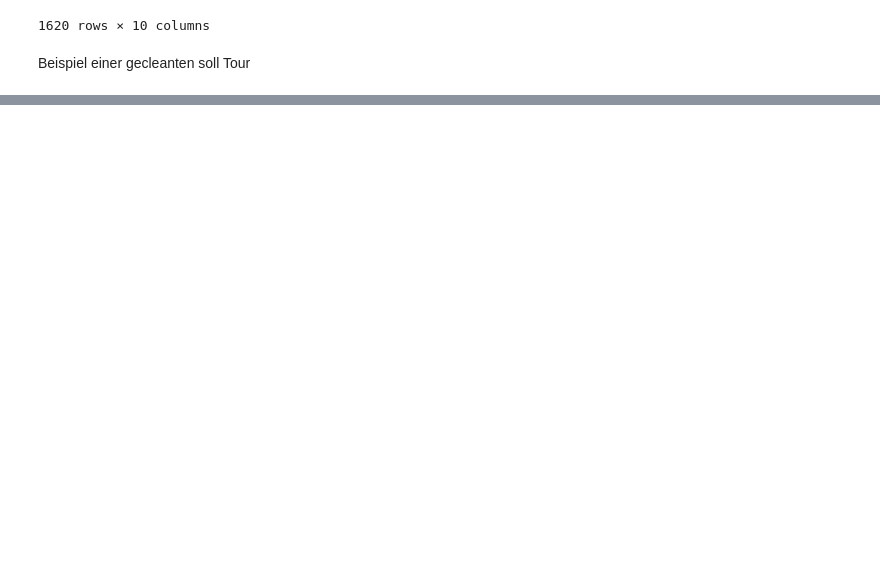
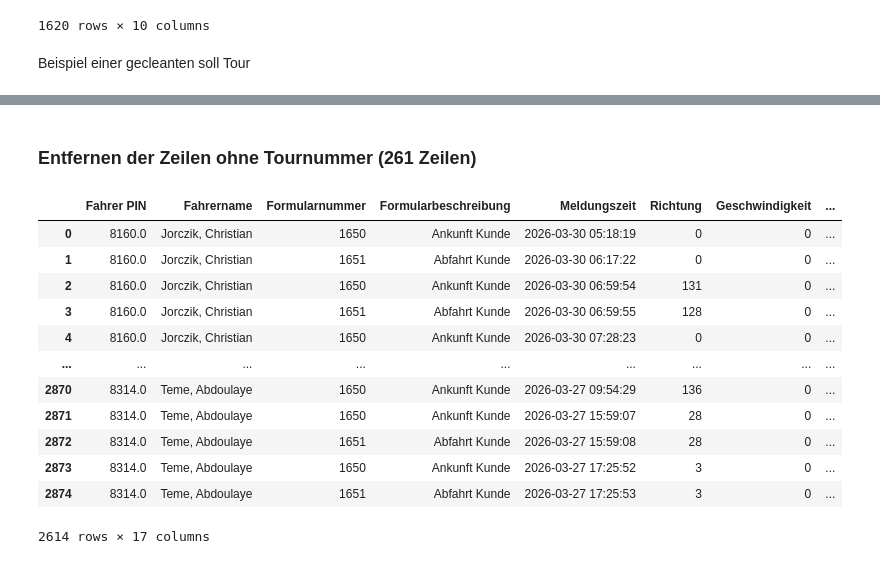
Before and after one commit to junguy01/transport_optimization, a Jupyter notebook: Application_neustes.ipynb, the cells around one changed output, grey strips where cells are left out. Saved outputs shown, nothing was run; the diff lists cells and outputs as text; code cells hidden in the pictures; blank space fills up the shorter version.

Commit message:
im Prozess gleiche Zeilen in Ist-Daten entfernen

```diff
--- a/Application_neustes.ipynb
+++ b/Application_neustes.ipynb
@@ -1041,0 +1048,19 @@ df_soll_final[df_soll_final['TOURNR'] == "H/42460"]
+# %% [markdown]
+### Entfernen der Zeilen ohne Tournummer (261 Zeilen)
+# %%
+df_ist_merged_clean = df_ist_merged[df_ist_merged.TOURNR.notna()]
+df_ist_merged_clean
+# %% [output]
+|  | Fahrer PIN | Fahrername | Formularnummer | Formularbeschreibung | Meldungszeit | Richtung | Geschwindigkeit | ... |
+| 0 | 8160.0 | Jorczik, Christian | 1650 | Ankunft Kunde | 2026-03-30 05:18:19 | 0 | 0 | ... |
+| 1 | 8160.0 | Jorczik, Christian | 1651 | Abfahrt Kunde | 2026-03-30 06:17:22 | 0 | 0 | ... |
+| 2 | 8160.0 | Jorczik, Christian | 1650 | Ankunft Kunde | 2026-03-30 06:59:54 | 131 | 0 | ... |
+| 3 | 8160.0 | Jorczik, Christian | 1651 | Abfahrt Kunde | 2026-03-30 06:59:55 | 128 | 0 | ... |
+| 4 | 8160.0 | Jorczik, Christian | 1650 | Ankunft Kunde | 2026-03-30 07:28:23 | 0 | 0 | ... |
+| ... | ... | ... | ... | ... | ... | ... | ... | ... |
+| 2870 | 8314.0 | Teme, Abdoulaye | 1650 | Ankunft Kunde | 2026-03-27 09:54:29 | 136 | 0 | ... |
+| 2871 | 8314.0 | Teme, Abdoulaye | 1650 | Ankunft Kunde | 2026-03-27 15:59:07 | 28 | 0 | ... |
+| 2872 | 8314.0 | Teme, Abdoulaye | 1651 | Abfahrt Kunde | 2026-03-27 15:59:08 | 28 | 0 | ... |
+| 2873 | 8314.0 | Teme, Abdoulaye | 1650 | Ankunft Kunde | 2026-03-27 17:25:52 | 3 | 0 | ... |
+| 2874 | 8314.0 | Teme, Abdoulaye | 1651 | Abfahrt Kunde | 2026-03-27 17:25:53 | 3 | 0 | ... |
+2614 rows × 17 columns
```
Also changed, not shown: parts of 20 cells of this notebook, 2 other files.
